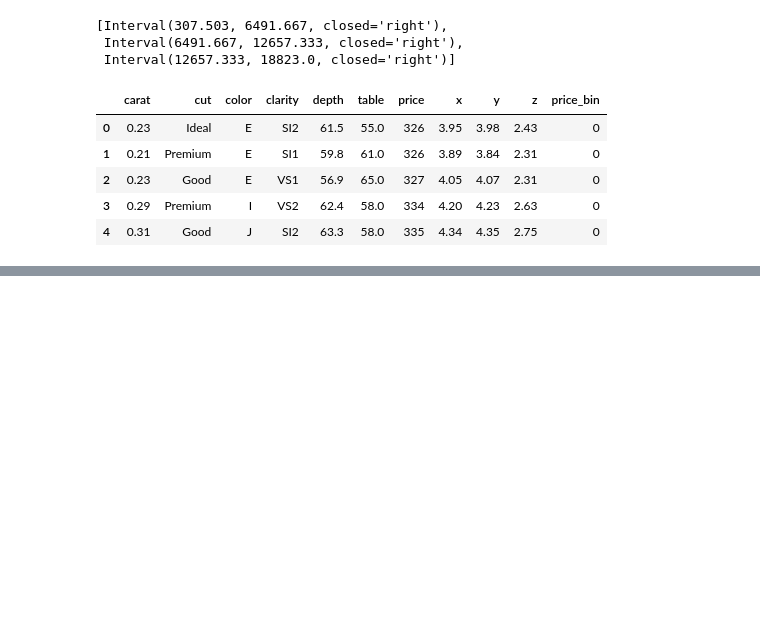
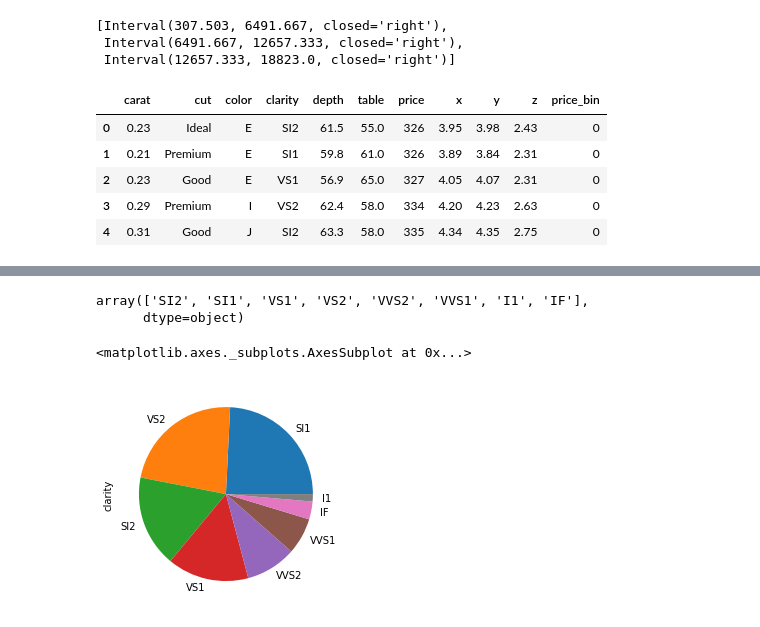
Before and after one commit to ArielJosephCohen/diamonds, a Jupyter notebook: Untitled.ipynb, the cells around one changed output, grey strips where cells are left out. Drawn from its saved outputs; the diff is of its cells as text; code cells hidden in the pictures; blank space fills up the shorter version.

```diff
--- a/Untitled.ipynb
+++ b/Untitled.ipynb
@@ -104,0 +150,2 @@ df.head()
+# %%
+df.drop('J',axis=1,inplace=True)
@@ -104,0 +162,18 @@ df.head()
+# %%
+df.price_bin=df.price_bin.astype(float)
+# %%
+for col in df.drop(['cut','color','clarity'],axis=1).columns:
+    df[col]=df[col].astype(float)
+# %%
+df.clarity.unique()
+# %% [output]
+array(['SI2', 'SI1', 'VS1', 'VS2', 'VVS2', 'VVS1', 'I1', 'IF'],
+      dtype=object)
+# %%
+for col in pd.get_dummies(df.clarity).columns:
+    df[col]=pd.get_dummies(df.clarity)[col]
+# %%
+df.clarity.value_counts().plot(kind='pie')
+# %% [output]
+<matplotlib.axes._subplots.AxesSubplot at 0x...>
+[figure, added]
```
Also changed, not shown: parts of 12 cells of this notebook.
